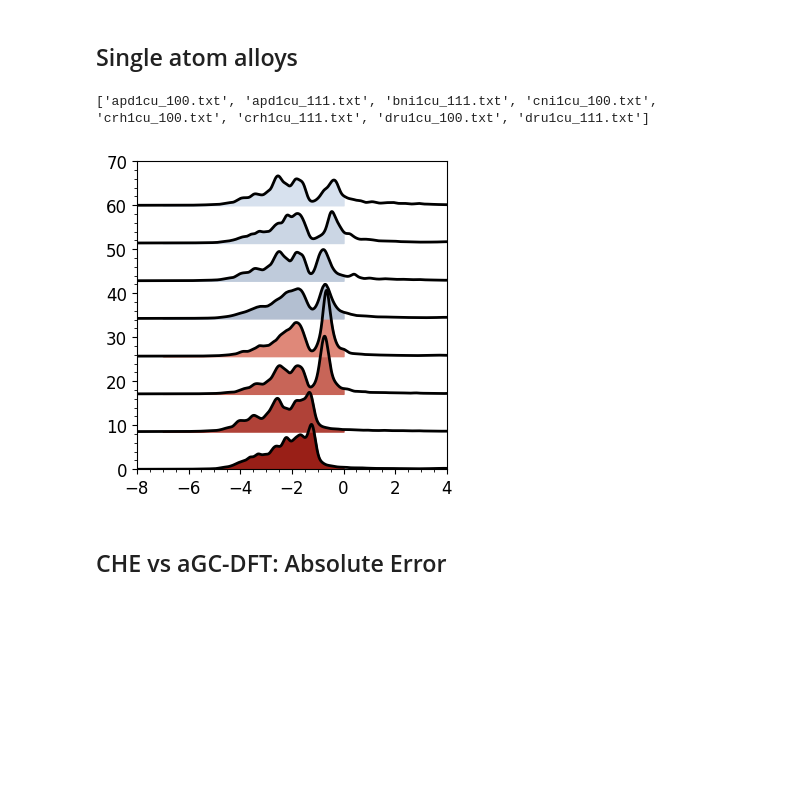
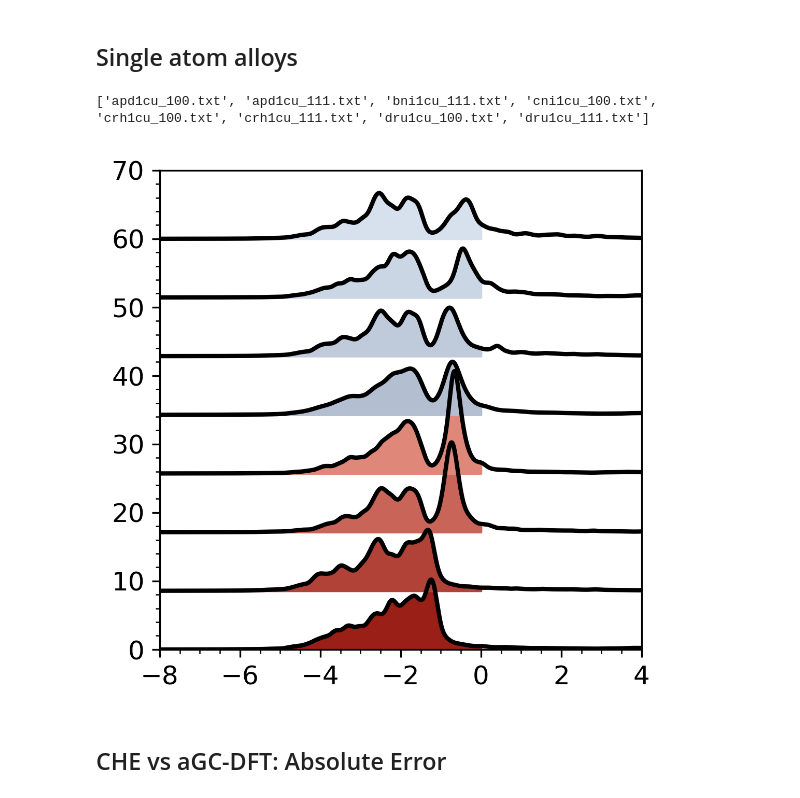
Before and after one commit to DeanMSweeney/nitrate-GC, a Jupyter notebook: gc-dft_analysis/GC-DFT_analysis.ipynb, the cells around one changed output. Saved outputs shown, nothing was run; the diff lists cells and outputs as text; code cells hidden in the pictures; blank space fills up the shorter version.

```diff
--- a/gc-dft_analysis/GC-DFT_analysis.ipynb
+++ b/gc-dft_analysis/GC-DFT_analysis.ipynb
@@ -398,7 +398,7 @@ colors = colors[::-1]
 vertical_offsets = np.linspace(0, 60, len(os.listdir(directory)))  # Adjust spacing dynamically
 
 # Create the plot
-plt.figure(figsize=(4, 4))
+plt.figure(figsize=(4, 4), dpi=300)
 
 # Iterate over all files in the directory
 print(sorted(os.listdir(directory)))
@@ -414,34 +414,34 @@ for i, filename in enumerate(sorted(os.listdir(directory))):
 
     except Exception as e:
         print(f"Error processing file {filename}: {e}")
         continue
 
     # Apply vertical offset
     y_offset = y + vertical_offsets[i]
 
     # Plot the DOS with offset
     plt.plot(x, y_offset, color='black', lw=2, label=filename)
     plt.fill_between(x, vertical_offsets[i], y_offset, where=(x > -7) & (x < 0), color=colors[(i) % len(colors)])
 
 
     # Calculate and mark the center point
     center, width = calculate_d_band_properties(x, np.array(data['d_total']))
 
 
 # Format plot
 plt.xlim(-8, 4)
 plt.ylim(0,70)
 plt.minorticks_on()
 plt.tick_params(axis='y', which='minor', length=2)  # Y-axis minor ticks
 plt.tick_params(axis='x', which='minor', length=2)
 plt.xticks(fontsize=12)
 plt.yticks(fontsize=12)
 
 # save plot
 plt.savefig('figures/dos_plots_saa.svg', format='svg', dpi=300, bbox_inches='tight')
 # %% [output]
 ['apd1cu_100.txt', 'apd1cu_111.txt', 'bni1cu_111.txt', 'cni1cu_100.txt', 'crh1cu_100.txt', 'crh1cu_111.txt', 'dru1cu_100.txt', 'dru1cu_111.txt']
-[figure, old version]
+[figure, new version]
 # %% [markdown]
 ## CHE vs aGC-DFT: Absolute Error
 # %%
```
Also changed, not shown: parts of 16 cells of this notebook, 15 other files.
